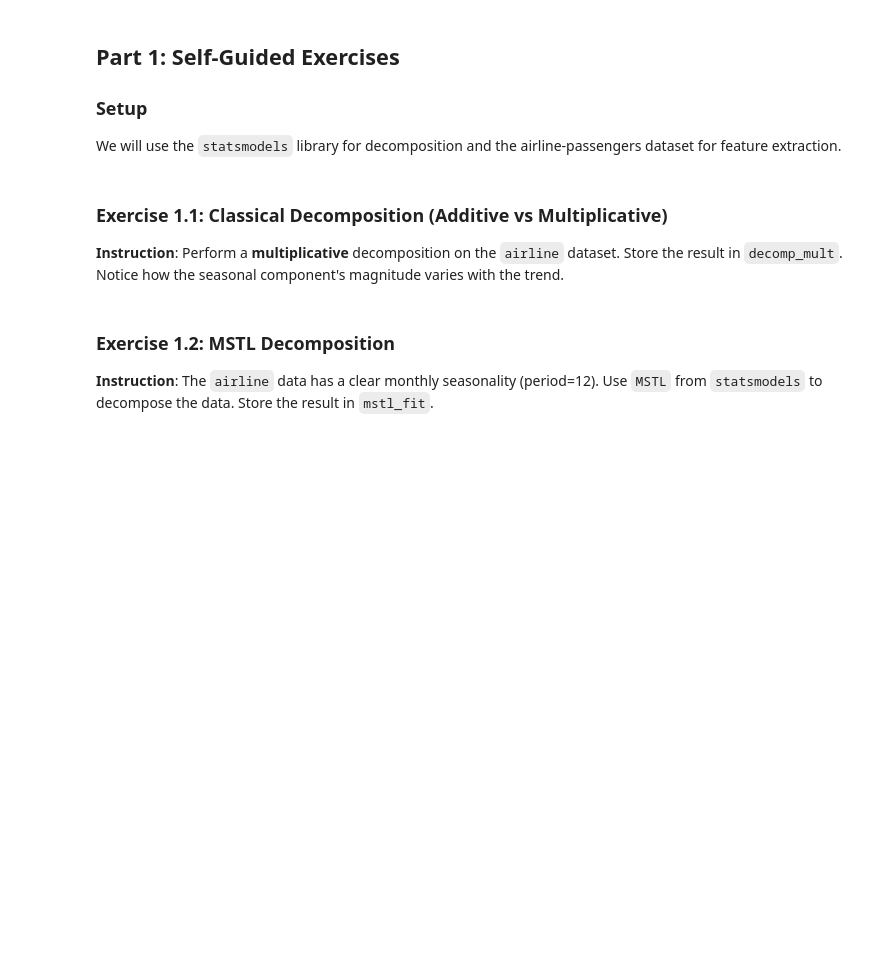
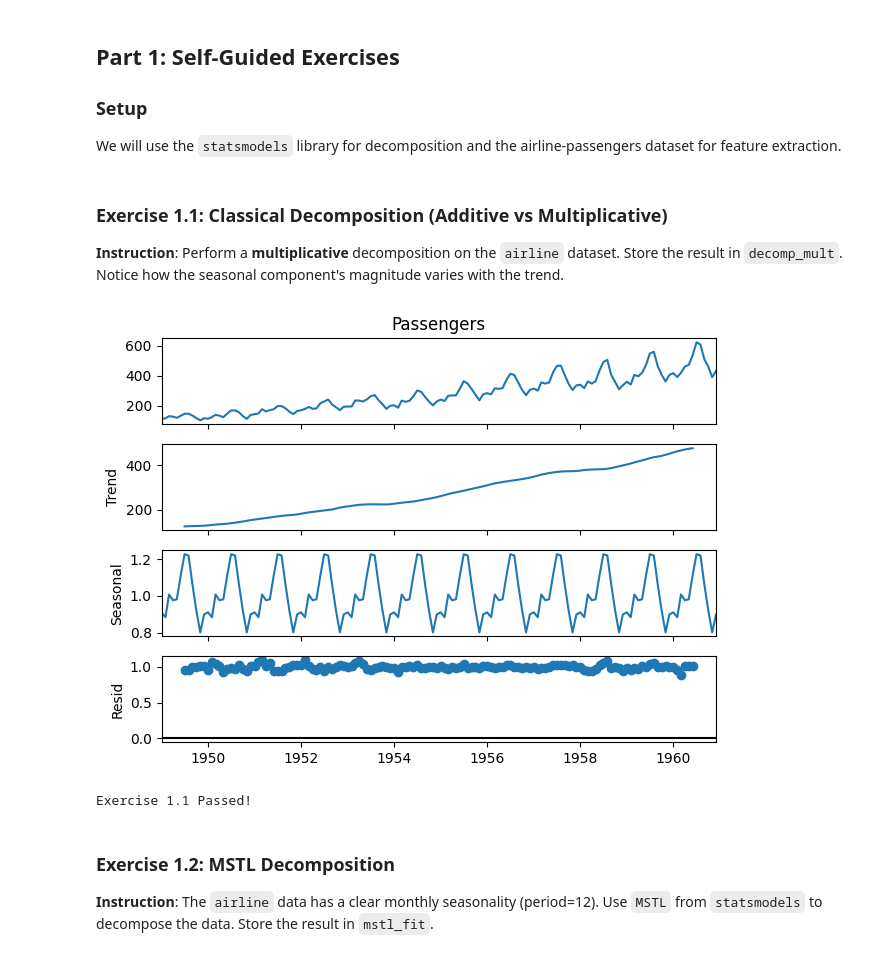
Before and after one commit to VickyGuo0907/DSE6230-forecasting-class-course-materials, a Jupyter notebook: assignments/week02_assignment.ipynb, the cells around one changed output. Saved outputs shown, nothing was run; the diff lists cells and outputs as text; code cells hidden in the pictures; blank space fills up the shorter version.

```diff
--- a/assignments/week02_assignment.ipynb
+++ b/assignments/week02_assignment.ipynb
@@ -26,7 +44,14 @@ airline.index.freq = 'MS'  # Monthly start
 **Instruction**: Perform a **multiplicative** decomposition on the `airline` dataset. Store the result in `decomp_mult`. Notice how the seasonal component's magnitude varies with the trend.
 # %%
 # Your Code Here
-# decomp_mult = ...
+decomp_mult = seasonal_decompose(airline['Passengers'], model='multiplicative')
+decomp_mult.plot()
+plt.show()
+
+# add manual attribute for check below
+decomp_mult.model = 'multiplicative'
+# %% [output]
+[figure, added]
 # %%
 #| Check your work
 try:
@@ -35,6 +60,8 @@ try:
     print("Exercise 1.1 Passed!")
 except Exception as e:
     print(f"Exercise 1.1 Failed: {e}")
+# %% [output]
+Exercise 1.1 Passed!
 # %% [markdown]
 ### Exercise 1.2: MSTL Decomposition
 **Instruction**: The `airline` data has a clear monthly seasonality (period=12). Use `MSTL` from `statsmodels` to decompose the data. Store the result in `mstl_fit`.
```
Also changed, not shown: parts of 16 cells of this notebook.
